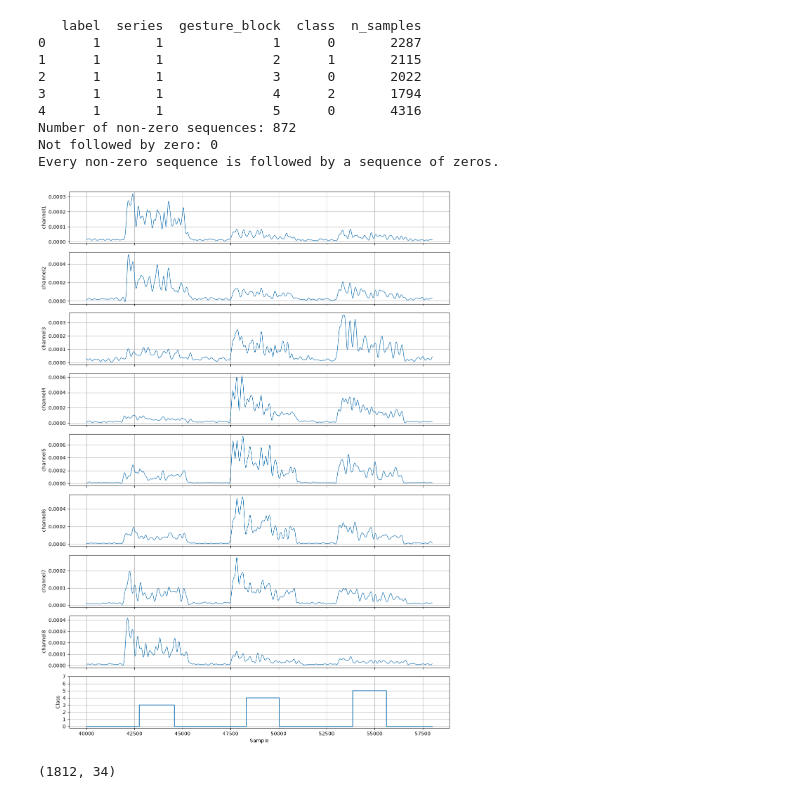
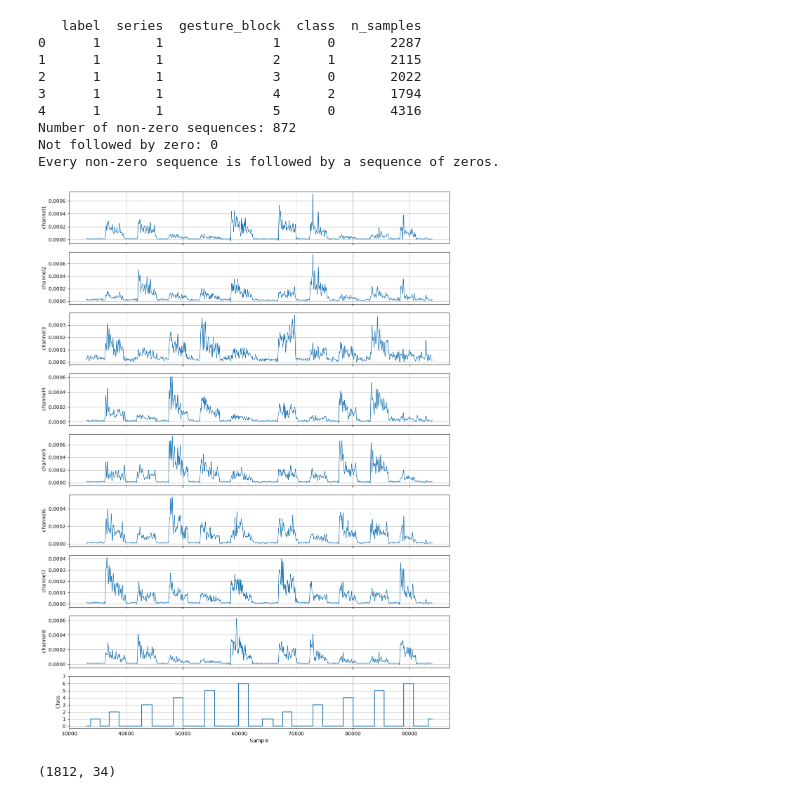
Before and after one commit to laauritaa/S-S_EMG, a Jupyter notebook: Data_Features.ipynb, the cells around one changed output. Drawn from its saved outputs; the diff is of its cells as text; code cells hidden in the pictures.

```diff
--- a/Data_Features.ipynb
+++ b/Data_Features.ipynb
@@ -278,8 +278,8 @@ from scipy.signal import butter, filtfilt
 
 channels = [f"channel{i}" for i in range(1, 9)]
 
-start = 40000
-end = 58000
+start = 33000
+end = 94000
 
 # Set these parameters according to your EMG acquisition
 fs = 1000          # Sampling frequency in Hz (change to your actual value)
@@ -301,34 +301,34 @@ for channel in channels:
     # Low-pass filtering to obtain the envelope
     envelopes[channel] = filtfilt(b, a, rectified_emg)
 
 # Plot envelopes and class labels
 fig, axes = plt.subplots(
     9, 1, figsize=(12, 16), sharex=True
 )
 
 for i, channel in enumerate(channels):
     axes[i].plot(
         df.index[start:end],
         envelopes[channel][start:end],
         linewidth=1
     )
     axes[i].set_ylabel(channel)
     axes[i].grid(True)
 
 axes[8].step(
     df.index[start:end],
     df["class"].iloc[start:end],
     where="post"
 )
 axes[8].set_ylabel("Class")
 axes[8].set_xlabel("Sample")
 axes[8].set_yticks(range(8))
 axes[8].grid(True)
 
 plt.tight_layout()
 plt.show()
 # %% [output]
-[figure, old version]
+[figure, new version]
 # %%
 """
 make empty df
```
Also changed, not shown: parts of 6 cells of this notebook, 1 other file.
